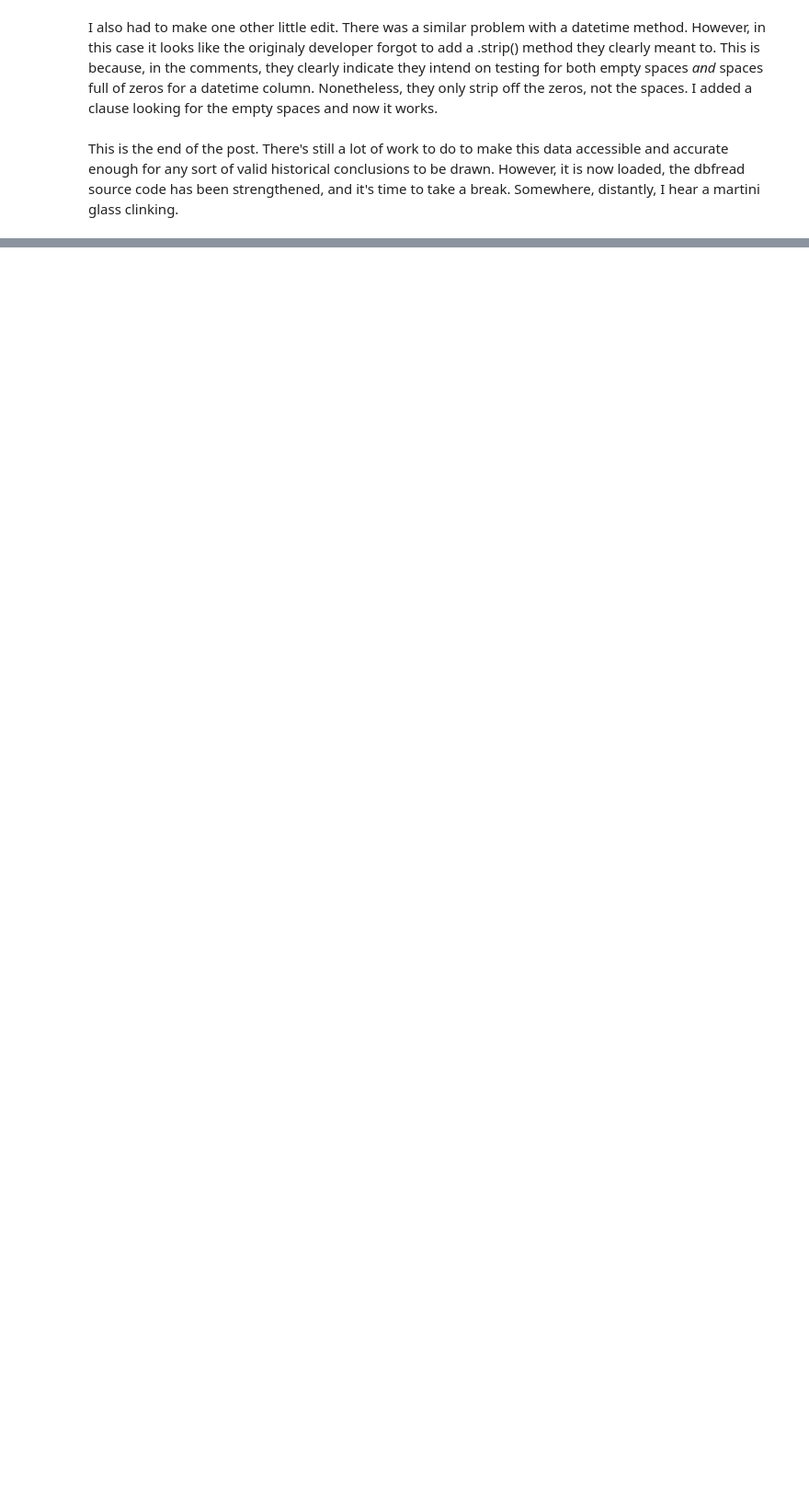
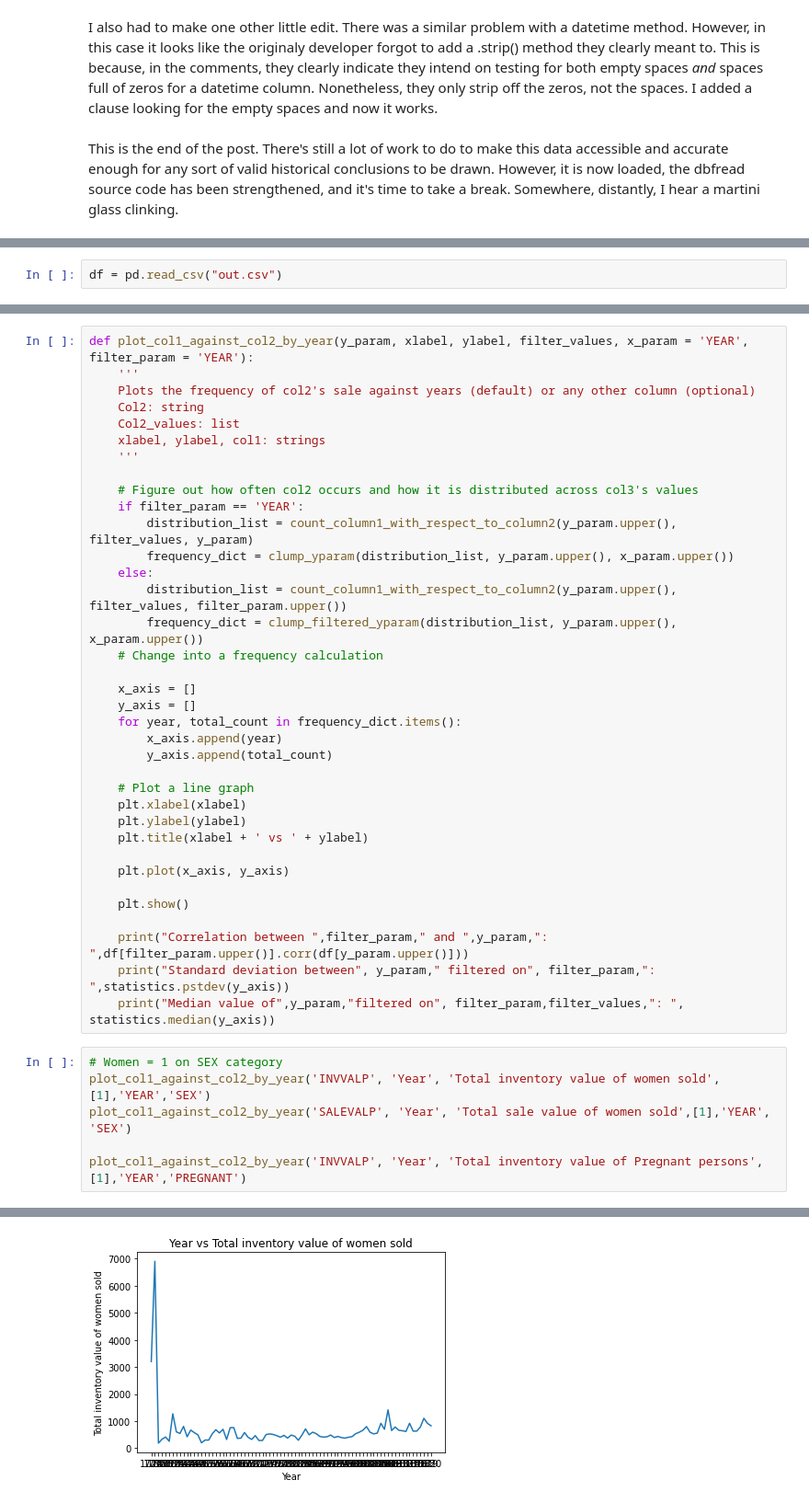
Before and after one commit to janneyt/Slave-Experience-Data-Analysis, a Jupyter notebook: SlaveExperienceLouisianaPart1(1).ipynb, the cells around one changed output, grey strips where cells are left out. Shown: that part at 92% size. Drawn from its saved outputs; the diff is of its cells as text; blank space fills up the shorter version.

```diff
--- a/SlaveExperienceLouisianaPart1(1).ipynb
+++ b/SlaveExperienceLouisianaPart1(1).ipynb
@@ -123,0 +1316,2 @@ This is the end of the post. There's still a lot of work to do to make this data
+# %%
+df = pd.read_csv("out.csv")
@@ -123,0 +1421,43 @@ This is the end of the post. There's still a lot of work to do to make this data
+# %%
+def plot_col1_against_col2_by_year(y_param, xlabel, ylabel, filter_values, x_param = 'YEAR', filter_param = 'YEAR'):
+    '''
+    Plots the frequency of col2's sale against years (default) or any other column (optional)
+    Col2: string
+    Col2_values: list
+    xlabel, ylabel, col1: strings
+    '''
+
+    # Figure out how often col2 occurs and how it is distributed across col3's values
+    if filter_param == 'YEAR':
+        distribution_list = count_column1_with_respect_to_column2(y_param.upper(), filter_values, y_param)
+        frequency_dict = clump_yparam(distribution_list, y_param.upper(), x_param.upper())
+    else:
+        distribution_list = count_column1_with_respect_to_column2(y_param.upper(), filter_values, filter_param.upper())
+        frequency_dict = clump_filtered_yparam(distribution_list, y_param.upper(), x_param.upper())
+    # Change into a frequency calculation
+
+    x_axis = []
+    y_axis = []
+    for year, total_count in frequency_dict.items():
+        x_axis.append(year)
+        y_axis.append(total_count)
+
+    # Plot a line graph
+    plt.xlabel(xlabel)
+    plt.ylabel(ylabel)
+    plt.title(xlabel + ' vs ' + ylabel)
+
+    plt.plot(x_axis, y_axis)
+
+    plt.show()
+
+    print("Correlation between ",filter_param," and ",y_param,": ",df[filter_param.upper()].corr(df[y_param.upper()]))
+    print("Standard deviation between", y_param," filtered on", filter_param,": ",statistics.pstdev(y_axis))
+    print("Median value of",y_param,"filtered on", filter_param,filter_values,": ", statistics.median(y_axis))
+# %%
+# Women = 1 on SEX category
+plot_col1_against_col2_by_year('INVVALP', 'Year', 'Total inventory value of women sold',[1],'YEAR','SEX')
+plot_col1_against_col2_by_year('SALEVALP', 'Year', 'Total sale value of women sold',[1],'YEAR', 'SEX')
+
+plot_col1_against_col2_by_year('INVVALP', 'Year', 'Total inventory value of Pregnant persons',[1],'YEAR','PREGNANT')
+# %% [output]
@@ -123,0 +1465 @@ This is the end of the post. There's still a lot of work to do to make this data
+[figure, added]
```
Also changed, not shown: parts of 198 cells of this notebook.
